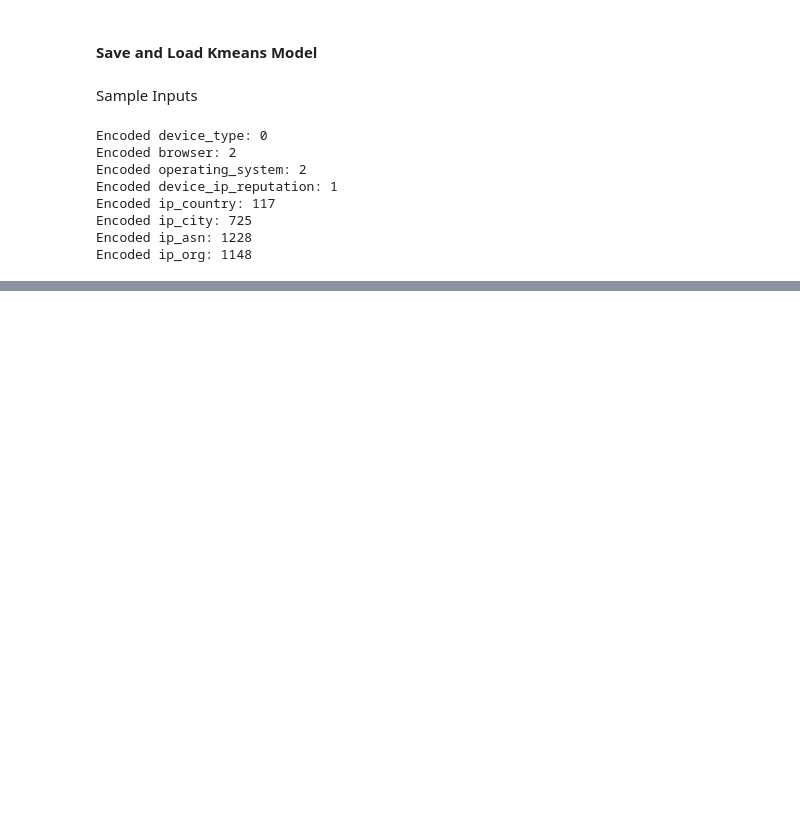
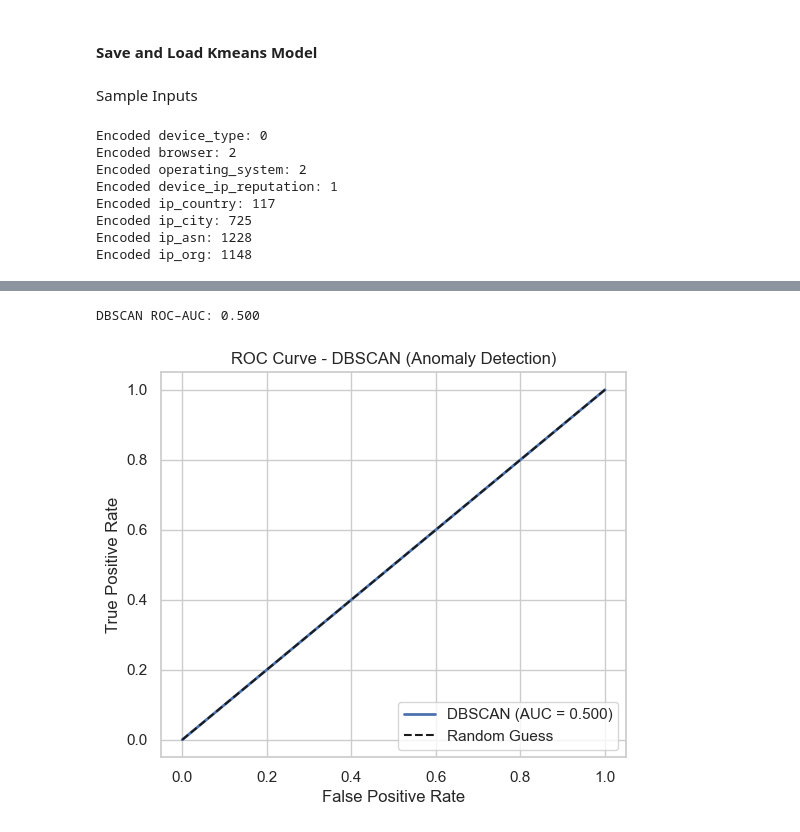
Before and after one commit to achintha-alahakoon/Fraud-Detection, a Jupyter notebook: backend/model2.ipynb, the cells around one changed output, grey strips where cells are left out. Cells and saved outputs as stored; diff of their text form; code cells hidden in the pictures; blank space fills up the shorter version.

```diff
--- a/backend/model2.ipynb
+++ b/backend/model2.ipynb
@@ -580,0 +581,40 @@ print("✅ Prediction:", "Fraudulent" if prediction[0] == 1 else "Genuine")
+# %%
+from sklearn.cluster import DBSCAN
+from sklearn.preprocessing import StandardScaler
+from sklearn.metrics import roc_auc_score, roc_curve
+import matplotlib.pyplot as plt
+import numpy as np
+
+# --- Scale features ---
+scaler = StandardScaler()
+X_scaled = scaler.fit_transform(X_test)
+
+# --- Fit DBSCAN (choose good eps and min_samples based on your earlier results) ---
+dbscan = DBSCAN(eps=2, min_samples=5)
+labels = dbscan.fit_predict(X_scaled)
+
+# --- Compute anomaly scores ---
+# DBSCAN assigns -1 for outliers (potential frauds)
+# Convert that into a continuous anomaly score
+anomaly_scores = np.where(labels == -1, 1, 0)  # 1 = fraud (outlier), 0 = genuine (inlier)
+
+# --- Compute ROC–AUC (requires true labels) ---
+auc = roc_auc_score(y_test, anomaly_scores)
+print(f"DBSCAN ROC–AUC: {auc:.3f}")
+
+# --- Compute ROC curve ---
+fpr, tpr, _ = roc_curve(y_test, anomaly_scores)
+
+# --- Plot ROC curve ---
+plt.figure(figsize=(6, 5))
+plt.plot(fpr, tpr, label=f"DBSCAN (AUC = {auc:.3f})", linewidth=2)
+plt.plot([0, 1], [0, 1], "k--", label="Random Guess")
+plt.xlabel("False Positive Rate")
+plt.ylabel("True Positive Rate")
+plt.title("ROC Curve - DBSCAN (Anomaly Detection)")
+plt.legend(loc="lower right")
+plt.grid(True)
+plt.show()
+# %% [output]
+DBSCAN ROC–AUC: 0.500
+[figure, added]
```
Also changed, not shown: parts of 6 cells of this notebook, 7 other files.
